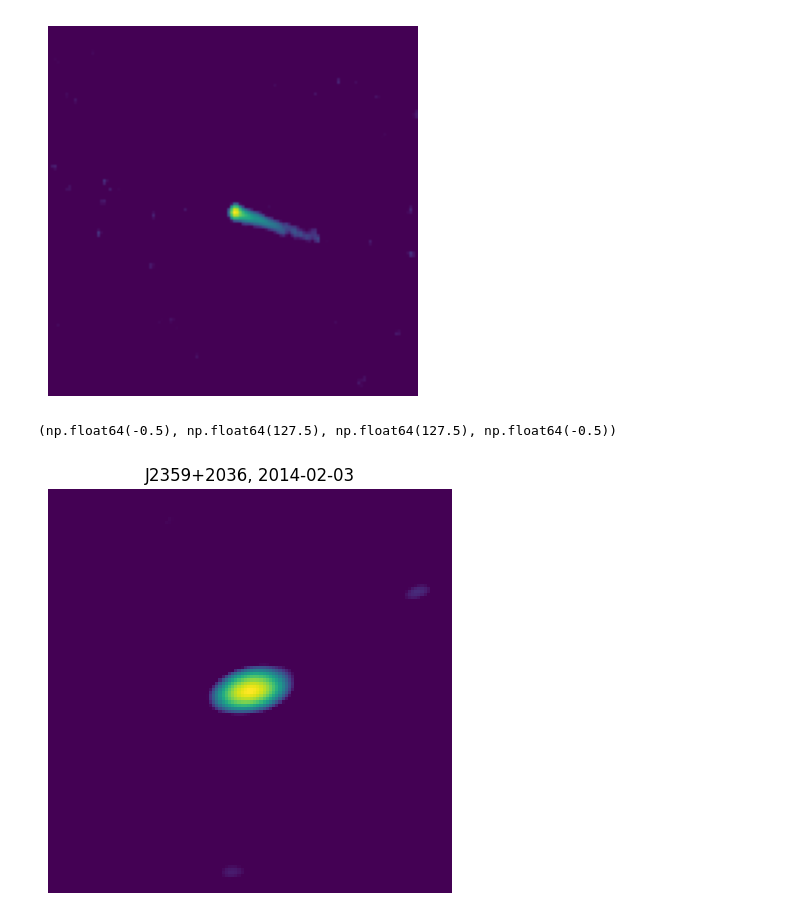
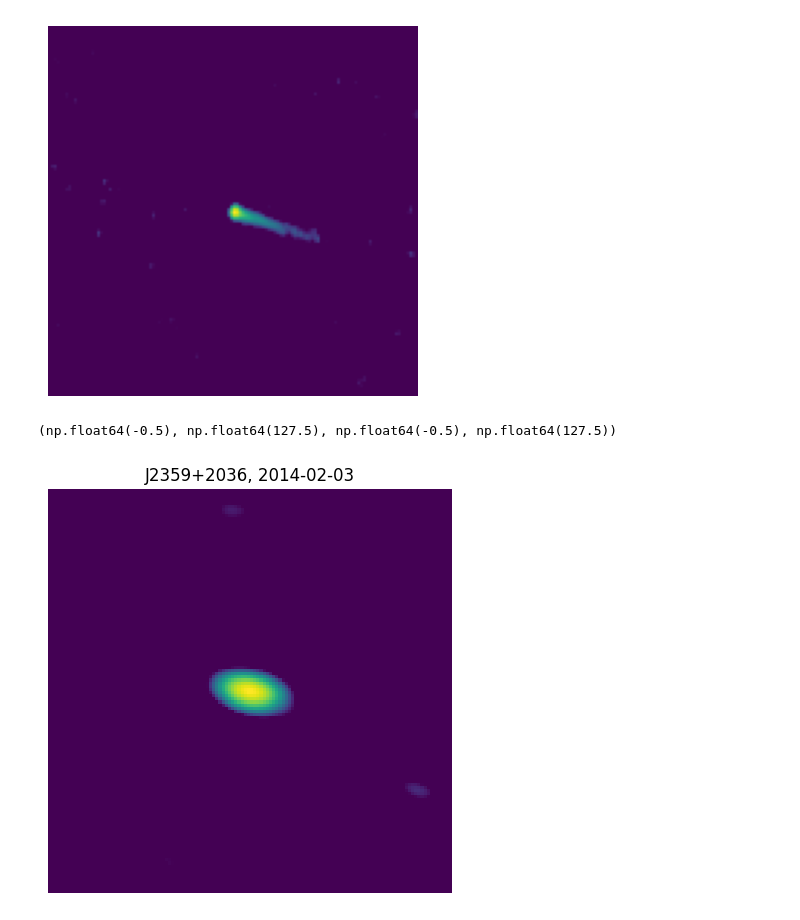
Before and after one commit to dimicorn/astrogeo_image_classifier, a Jupyter notebook: notebooks/presentation_images.ipynb, the cells around one changed output. Cells and saved outputs as stored; diff of their text form; code cells hidden in the pictures.

```diff
--- a/notebooks/presentation_images.ipynb
+++ b/notebooks/presentation_images.ipynb
@@ -29,13 +29,13 @@ plt.axis('off')
 # %%
 data_raw = fits2numpy(f"{cfg.fits_path}/J2359+2036/J2359+2036_C_2014_02_03_pet_map.fits")
 data_lognorm = preprocess_lognorm(data_raw)
 plt.title('J2359+2036, 2014-02-03')
-plt.imshow(data_lognorm)
+plt.imshow(data_lognorm, origin="lower")
 plt.tight_layout()
 plt.axis('off')
 # %% [output]
-(np.float64(-0.5), np.float64(127.5), np.float64(127.5), np.float64(-0.5))
+(np.float64(-0.5), np.float64(127.5), np.float64(-0.5), np.float64(127.5))
-[figure, old version]
+[figure, new version]
 # %%
 data_raw = fits2numpy(f"{cfg.fits_path}/J1229+0203/J1229+0203_Q_2019_01_10_mar_map.fits")
 data_raw = data_raw[
```
Also changed, not shown: parts of 2 cells of this notebook, 6 other files.
